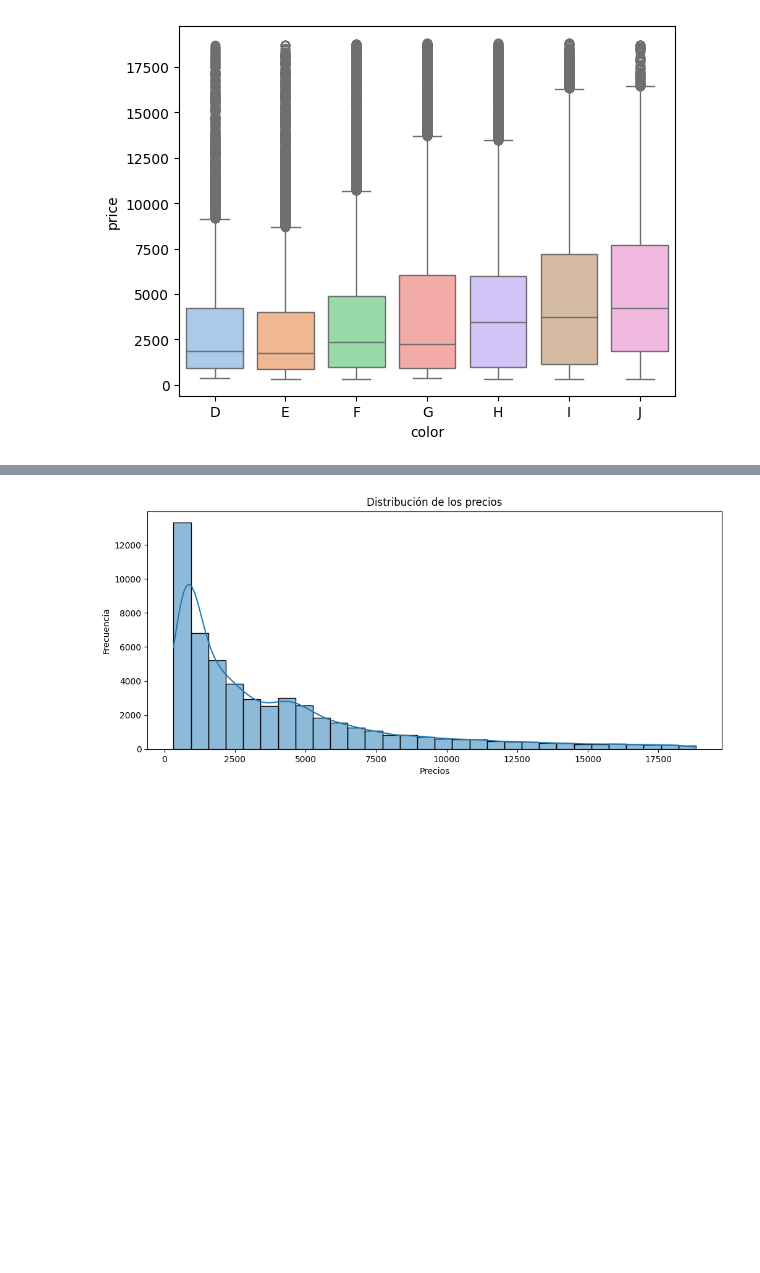
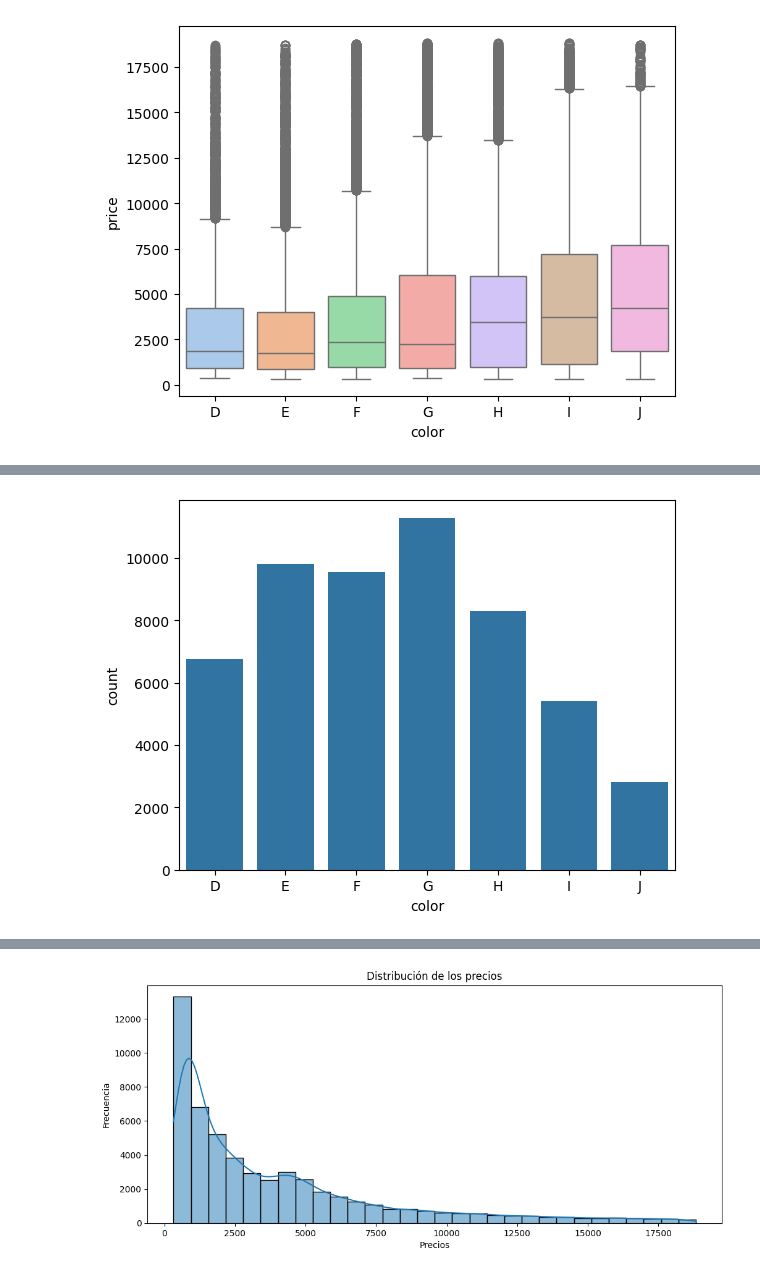
Before and after one commit to CeciliaCTorales/misNotebooks, a Jupyter notebook: Análisis_ventas_diamantes.ipynb, the cells around one changed output, grey strips where cells are left out. Saved outputs shown, nothing was run; the diff lists cells and outputs as text; code cells hidden in the pictures; blank space fills up the shorter version.

```diff
--- a/Análisis_ventas_diamantes.ipynb
+++ b/Análisis_ventas_diamantes.ipynb
@@ -84,3 +84,7 @@ plt.show()
 # %%
 # Crear un gráfico de distribución por color
 # puedo usar hist? o tendré que usar otro recurso?
+sns.countplot(x="color", data = diamantes)
+plt.show()
+# %% [output]
+[figure, added]
```
Also changed, not shown: parts of 2 cells of this notebook.
